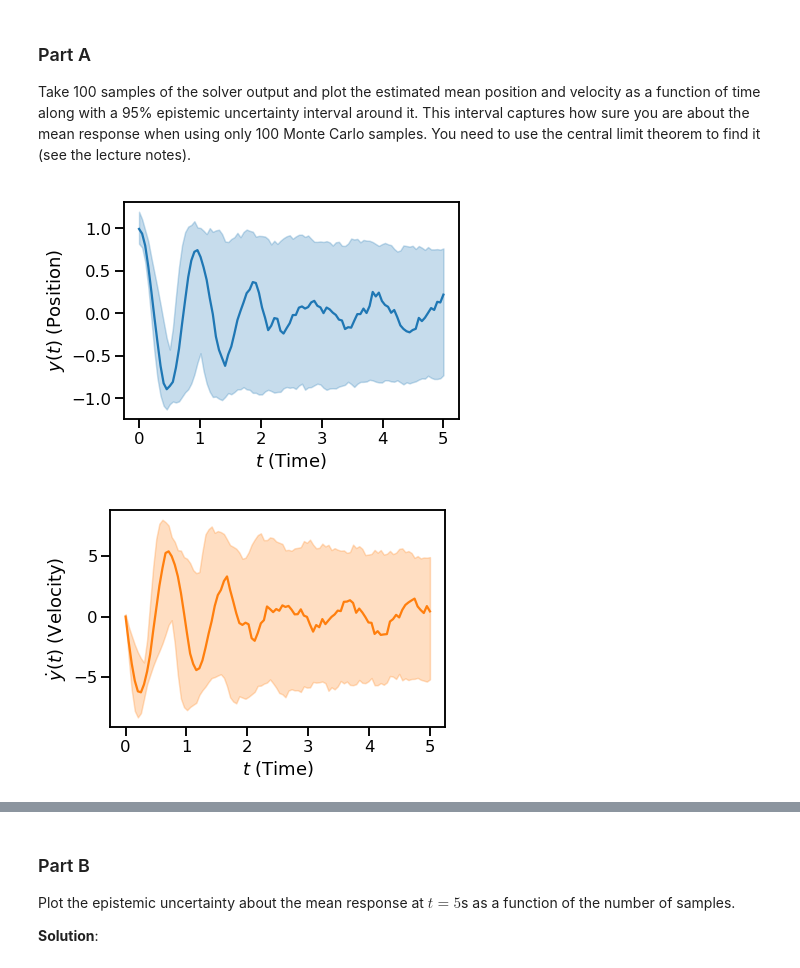
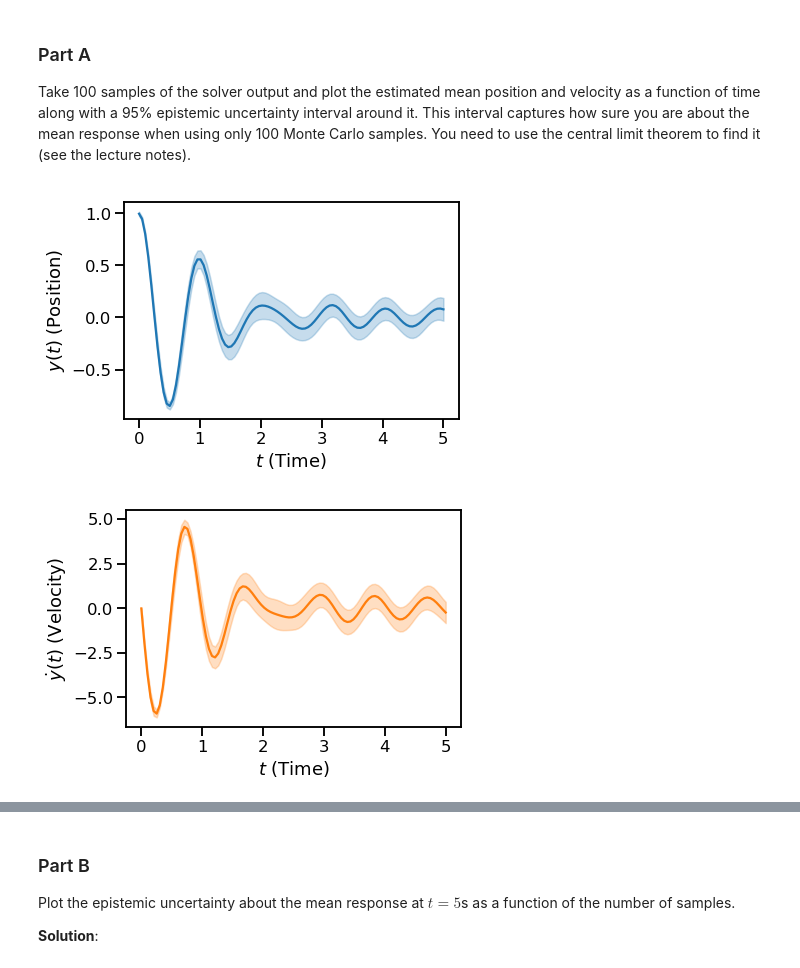
Before and after one commit to dhillonparveen/uq-course, a Jupyter notebook: homeworks/hw_02.ipynb, the cells around one changed output, grey strips where cells are left out. Cells and saved outputs as stored; diff of their text form; code cells hidden in the pictures.

```diff
--- a/homeworks/hw_02.ipynb
+++ b/homeworks/hw_02.ipynb
@@ -496,33 +496,36 @@ You need to use the central limit theorem to find it (see the lecture notes).
 # %%
 samples = take_samples_from_solver(100)
 # Sampled positions are: samples[:, :, 0]
 # Sampled velocities are: samples[:, :, 1]
 # Sampled position at the 10th timestep is: samples[:, 9, 0]
 # etc.
 
 y = samples[:,:,0] # Position
 v = samples[:,:,1] # Velocity
 # Mean
-y_mu = np.median(y, axis=0)
-v_mu = np.median(v, axis=0)
-# 2.5% Percentile
-y_025 = np.percentile(y, 2.5, axis=0)
-v_025 = np.percentile(v, 2.5, axis=0)
-# 97.5% Percentile
-y_975 = np.percentile(y, 97.5, axis=0)
-v_975 = np.percentile(v, 97.5, axis=0)
+y_mu = np.mean(y, axis=0, dtype=np.float64)
+v_mu = np.mean(v, axis=0, dtype=np.float64)
+# Variance
+y_var = np.var(y, axis=0, dtype=np.float64)
+v_var = np.var(v, axis=0, dtype=np.float64)
+# Lower and Upper Bound using CLT for 95% epistemic uncertianity
+y_l = y_mu - 2. / np.sqrt(y.shape[0]) * np.sqrt(y_var)
+y_u = y_mu + 2. / np.sqrt(y.shape[0]) * np.sqrt(y_var)
+v_l = v_mu - 2. / np.sqrt(v.shape[0]) * np.sqrt(v_var)
+v_u = v_mu + 2. / np.sqrt(v.shape[0]) * np.sqrt(v_var)
+
 # Position Plot
 fig1, ax1 = plt.subplots()
 ax1.plot(solver.t, y_mu, color=sns.color_palette()[0])
-ax1.fill_between(solver.t, y_025, y_975, color=sns.color_palette()[0], alpha=0.25)
+ax1.fill_between(solver.t, y_l, y_u, color=sns.color_palette()[0], alpha=0.25)
 ax1.set_xlabel('$t$ (Time)')
 ax1.set_ylabel('$y(t)$ (Position)');
 # Velocity Plot
 fig2, ax2 = plt.subplots()
 ax2.plot(solver.t, v_mu, color=sns.color_palette()[1])
-ax2.fill_between(solver.t, v_025, v_975, color=sns.color_palette()[1], alpha=0.25)
+ax2.fill_between(solver.t, v_l, v_u, color=sns.color_palette()[1], alpha=0.25)
 ax2.set_xlabel('$t$ (Time)')
 ax2.set_ylabel('$\dot{y}(t)$ (Velocity)');
 # %% [output]
-[figure, old version]
+[figure, new version]
-[figure, old version]
+[figure, new version]
```
Also changed, not shown: parts of 21 cells of this notebook.
